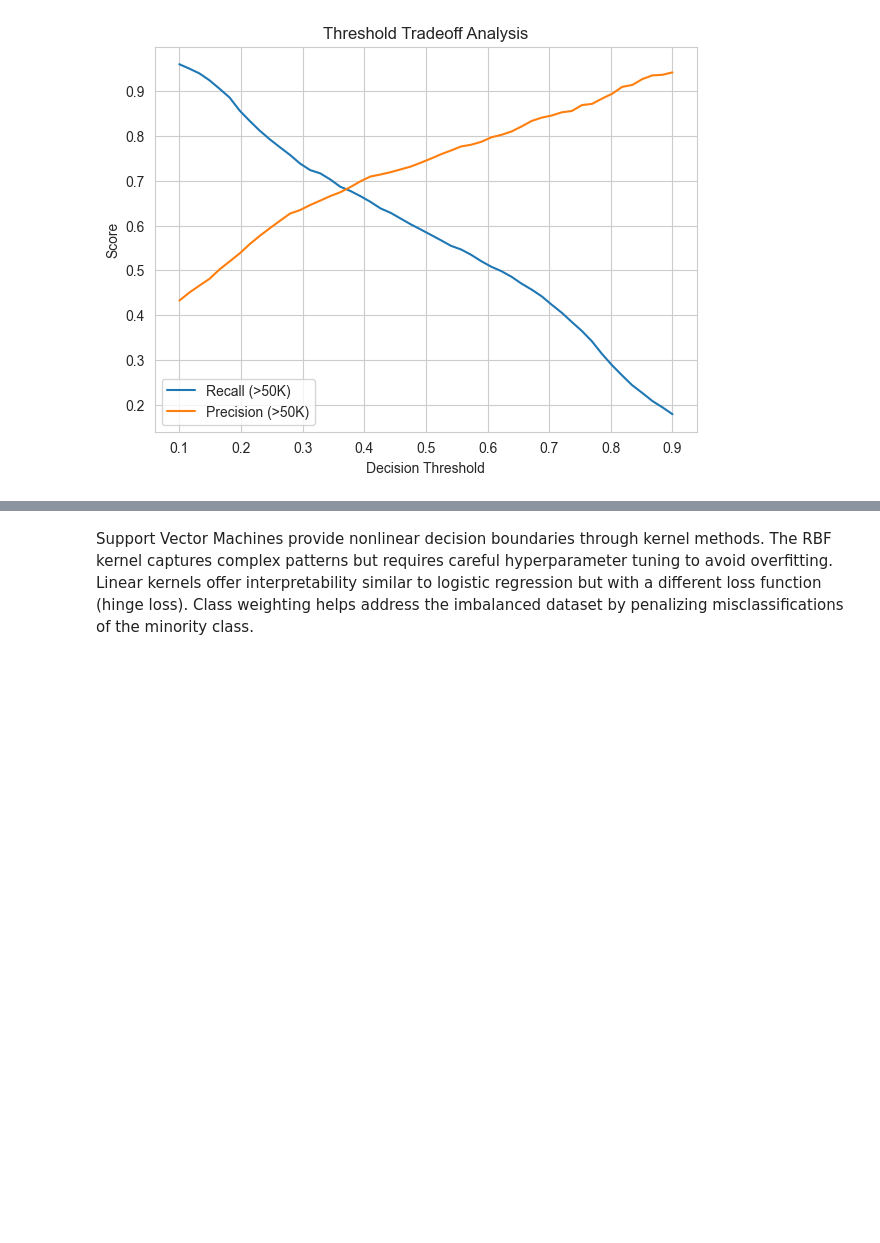
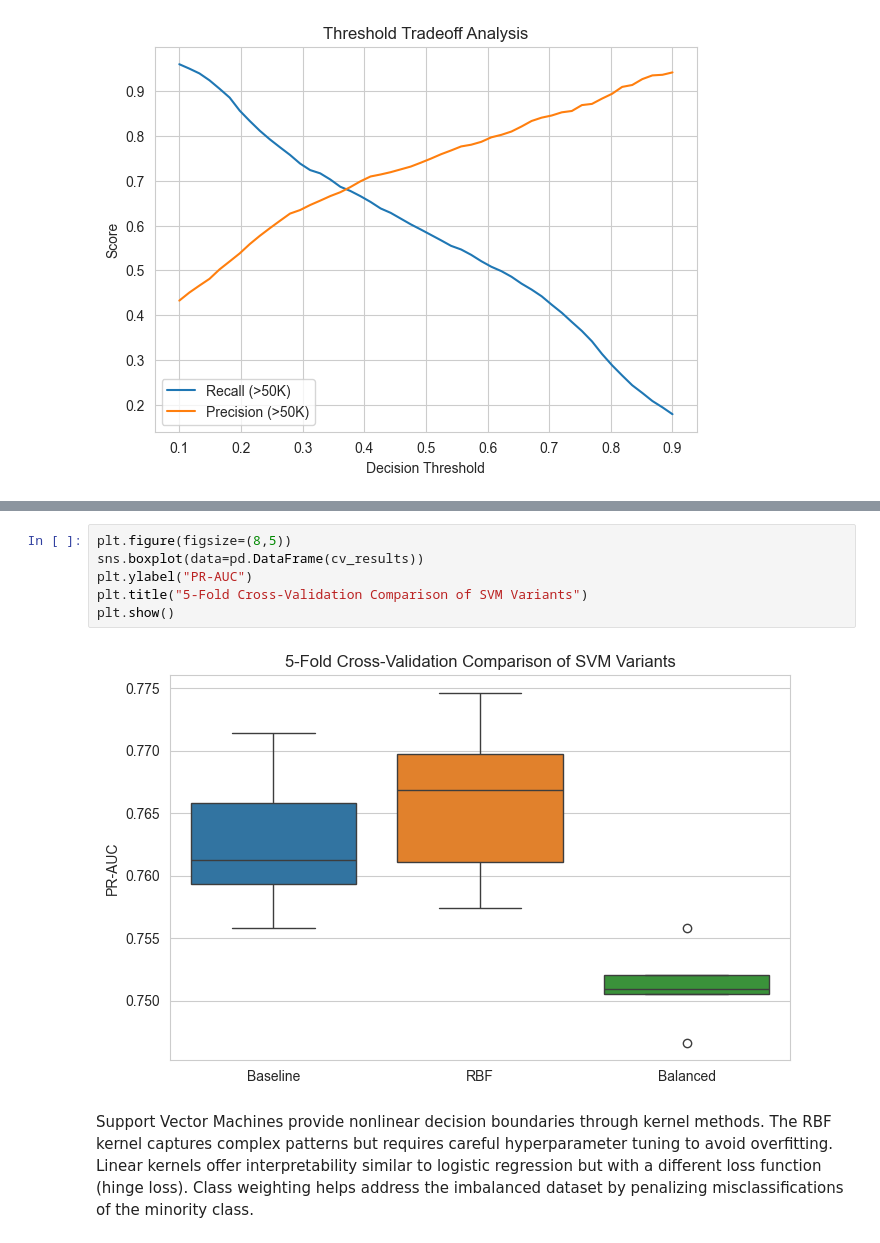
Before and after one commit to Salsa305/income-project, a Jupyter notebook: notebooks/03_svm_analysis.ipynb, the cells around one changed output, grey strips where cells are left out. Saved outputs shown, nothing was run; the diff lists cells and outputs as text; blank space fills up the shorter version.

```diff
--- a/notebooks/03_svm_analysis.ipynb
+++ b/notebooks/03_svm_analysis.ipynb
@@ -196,3 +221,11 @@ Balanced mean ROC-AUC: 0.9001, std: 0.0011
+# %%
+plt.figure(figsize=(8,5))
+sns.boxplot(data=pd.DataFrame(cv_results))
+plt.ylabel("PR-AUC")
+plt.title("5-Fold Cross-Validation Comparison of SVM Variants")
+plt.show()
+# %% [output]
+[figure, added]
 # %% [markdown]
 Support Vector Machines provide nonlinear decision boundaries through kernel methods. The RBF kernel captures complex patterns but requires careful hyperparameter tuning to avoid overfitting. Linear kernels offer interpretability similar to logistic regression but with a different loss function (hinge loss). Class weighting helps address the imbalanced dataset by penalizing misclassifications of the minority class.
 # %%
```
Also changed, not shown: parts of 7 cells of this notebook, 4 other files.
